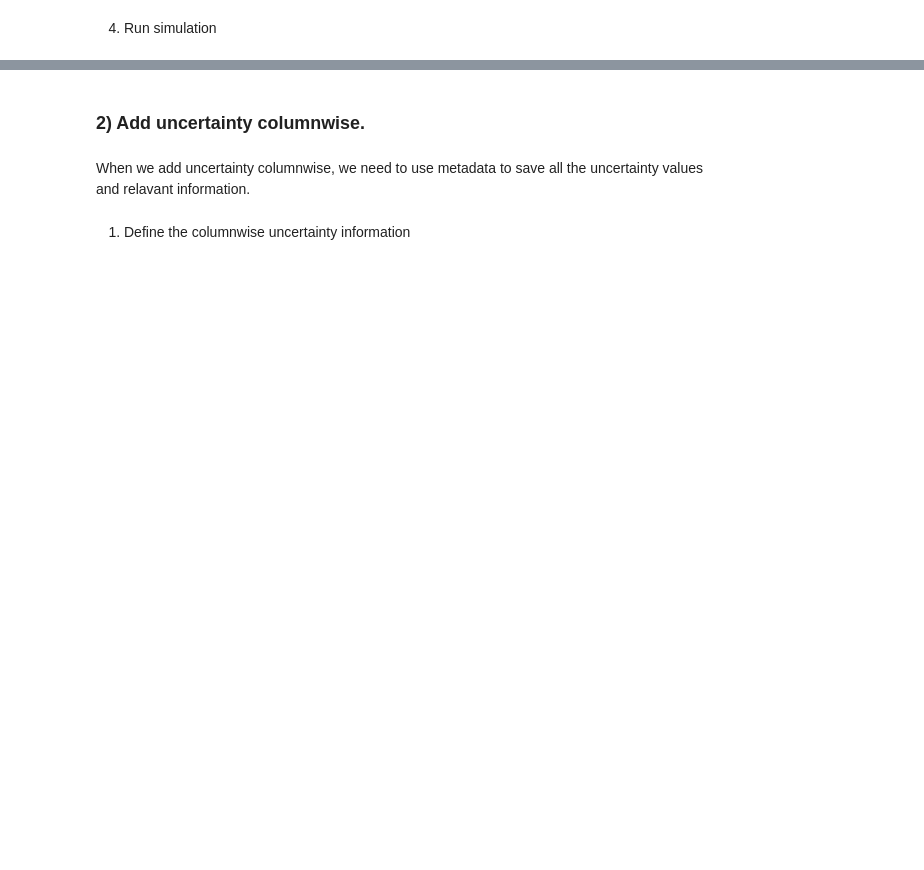
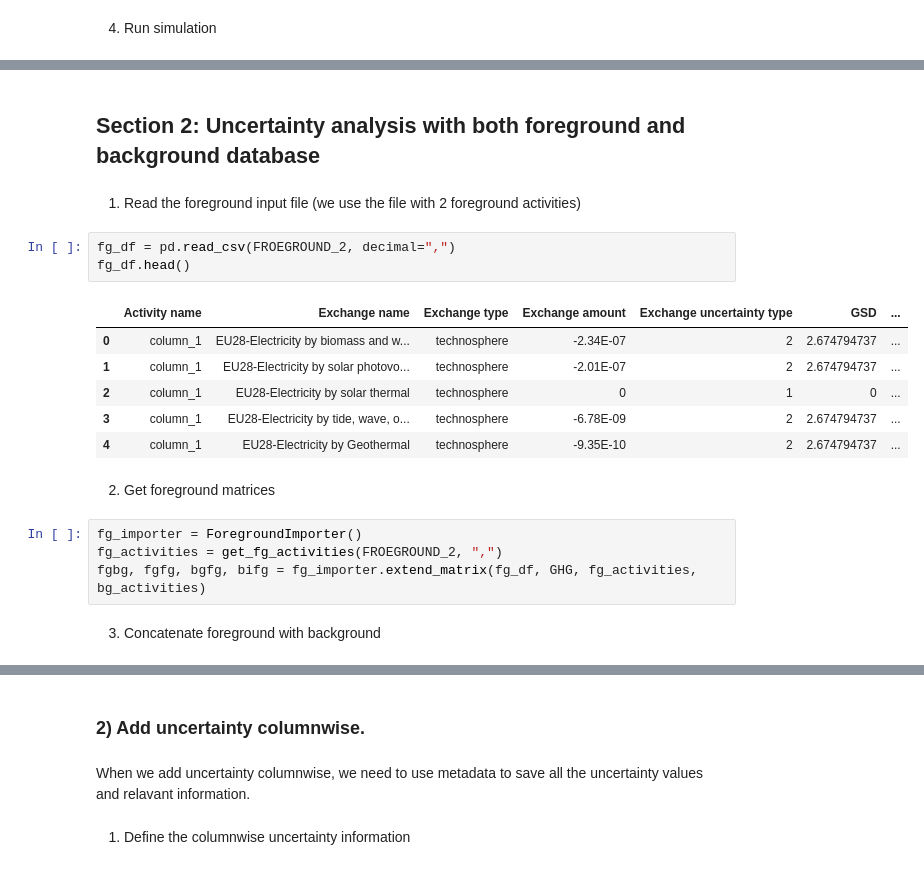
Before and after one commit to Annedrew/bamboo, a Jupyter notebook: notebooks/uncertainty_analysis.ipynb, the cells around one changed output, grey strips where cells are left out. Saved outputs shown, nothing was run; the diff lists cells and outputs as text; blank space fills up the shorter version.

```diff
--- a/notebooks/uncertainty_analysis.ipynb
+++ b/notebooks/uncertainty_analysis.ipynb
@@ -129,0 +372,22 @@ Brightway calculated lca score: (694170.6066872843, 'EU28-Agriculture-Forestry-F
+# %% [markdown]
+## Section 2: Uncertainty analysis with both foreground and background database
+# %% [markdown]
+1. Read the foreground input file (we use the file with 2 foreground activities)
+# %%
+fg_df = pd.read_csv(FROEGROUND_2, decimal=",")
+fg_df.head()
+# %% [output]
+|  | Activity name | Exchange name | Exchange type | Exchange amount | Exchange uncertainty type | GSD | ... |
+| 0 | column_1 | EU28-Electricity by biomass and w... | technosphere | -2.34E-07 | 2 | 2.674794737 | ... |
+| 1 | column_1 | EU28-Electricity by solar photovo... | technosphere | -2.01E-07 | 2 | 2.674794737 | ... |
+| 2 | column_1 | EU28-Electricity by solar thermal | technosphere | 0 | 1 | 0 | ... |
+| 3 | column_1 | EU28-Electricity by tide, wave, o... | technosphere | -6.78E-09 | 2 | 2.674794737 | ... |
+| 4 | column_1 | EU28-Electricity by Geothermal | technosphere | -9.35E-10 | 2 | 2.674794737 | ... |
+# %% [markdown]
+2. Get foreground matrices
+# %%
+fg_importer = ForegroundImporter()
+fg_activities = get_fg_activities(FROEGROUND_2, ",")
+fgbg, fgfg, bgfg, bifg = fg_importer.extend_matrix(fg_df, GHG, fg_activities, bg_activities)
+# %% [markdown]
+3. Concatenate foreground with background
```
Also changed, not shown: parts of 81 cells of this notebook.
